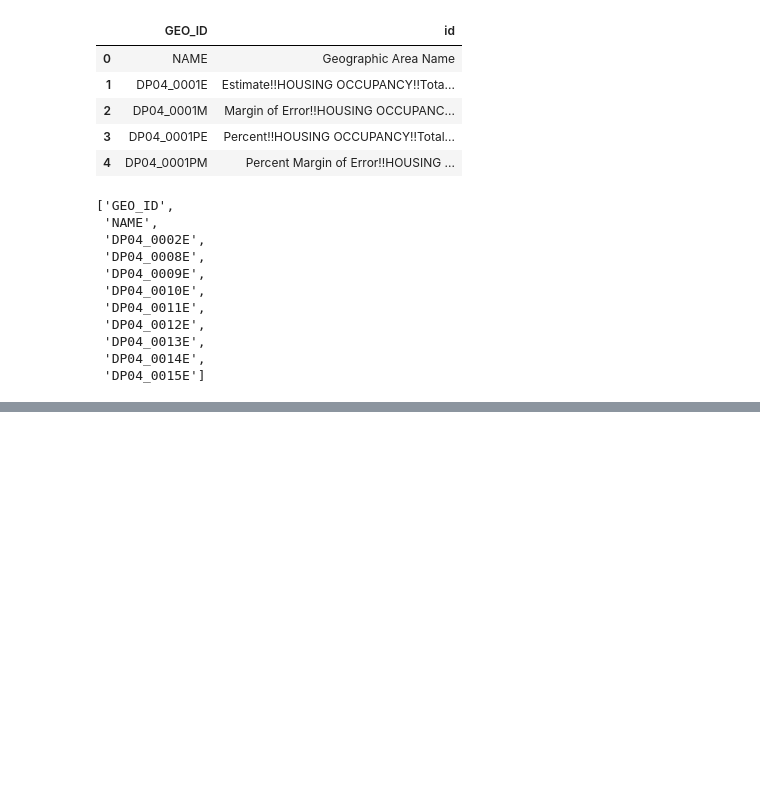
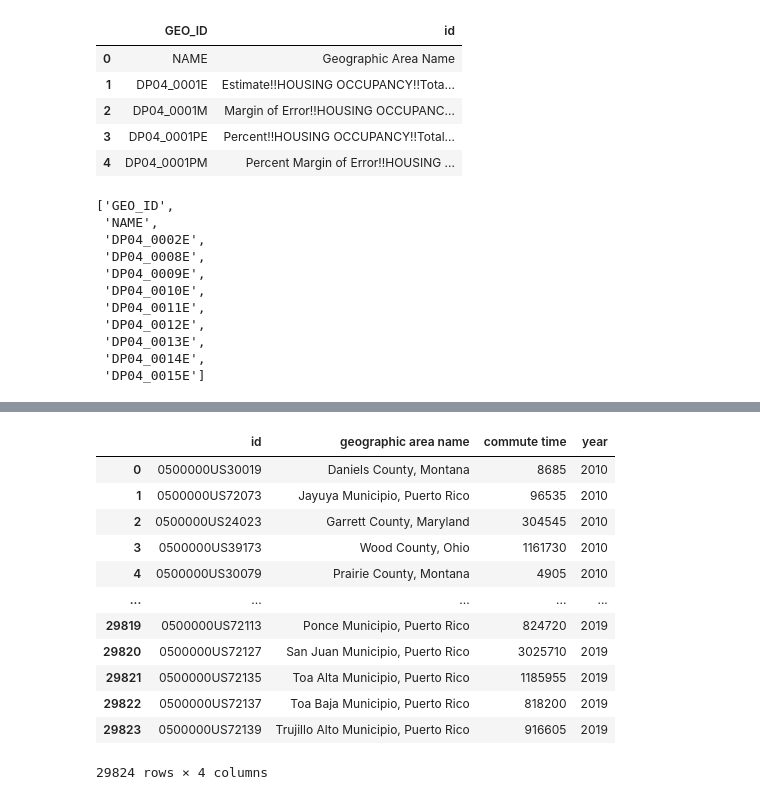
Before and after one commit to samaygarg/evprediction, a Jupyter notebook: cleaning/datacleaning_features.ipynb, the cells around one changed output, grey strips where cells are left out. Drawn from its saved outputs; the diff is of its cells as text; code cells hidden in the pictures; blank space fills up the shorter version.

Commit message:
uploaded commute data and added commute data to master data

```diff
--- a/cleaning/datacleaning_features.ipynb
+++ b/cleaning/datacleaning_features.ipynb
@@ -387,0 +331,3 @@ saveloc = build_saveloc('housing')
+# %%
+data = pd.read_csv(loc, low_memory=False)
+metadata = pd.read_csv(metaloc)
@@ -387,0 +343,7 @@ saveloc = build_saveloc('housing')
+# %%
+tokeep_commute = ['GEO_ID', 'NAME']
+tokeep_commute.append('B08013_001E')
+# %%
+data_small = data[tokeep_commute]
+data_small = data_small.rename(columns=data_small.iloc[0]).drop(data_small.index[0])
+data_small.columns = ['id', 'Geographic Area Name', 'Commute Time']
@@ -387,0 +359,27 @@ saveloc = build_saveloc('housing')
+# %%
+commute_dfs = []
+for yr in range(2010, 2020):
+    loc, metaloc = build_loc('commute', yr)
+    data = pd.read_csv(loc, low_memory=False)
+    data_small = data[tokeep_commute]
+    data_small = data_small.rename(columns=data_small.iloc[0]).drop(data_small.index[0])
+    data_small.columns = ['id', 'geographic area name', 'commute time']
+    data_small['year'] = np.repeat(yr, len(data_small))
+    commute_dfs.append(data_small)
+# %%
+commute_all = pd.concat(commute_dfs, ignore_index=True)
+commute_all
+# %% [output]
+|  | id | geographic area name | commute time | year |
+| 0 | 0500000US30019 | Daniels County, Montana | 8685 | 2010 |
+| 1 | 0500000US72073 | Jayuya Municipio, Puerto Rico | 96535 | 2010 |
+| 2 | 0500000US24023 | Garrett County, Maryland | 304545 | 2010 |
+| 3 | 0500000US39173 | Wood County, Ohio | 1161730 | 2010 |
+| 4 | 0500000US30079 | Prairie County, Montana | 4905 | 2010 |
+| ... | ... | ... | ... | ... |
+| 29819 | 0500000US72113 | Ponce Municipio, Puerto Rico | 824720 | 2019 |
+| 29820 | 0500000US72127 | San Juan Municipio, Puerto Rico | 3025710 | 2019 |
+| 29821 | 0500000US72135 | Toa Alta Municipio, Puerto Rico | 1185955 | 2019 |
+| 29822 | 0500000US72137 | Toa Baja Municipio, Puerto Rico | 818200 | 2019 |
+| 29823 | 0500000US72139 | Trujillo Alto Municipio, Puerto Rico | 916605 | 2019 |
+29824 rows × 4 columns
```
Also changed, not shown: parts of 12 cells of this notebook, 23 other files.
